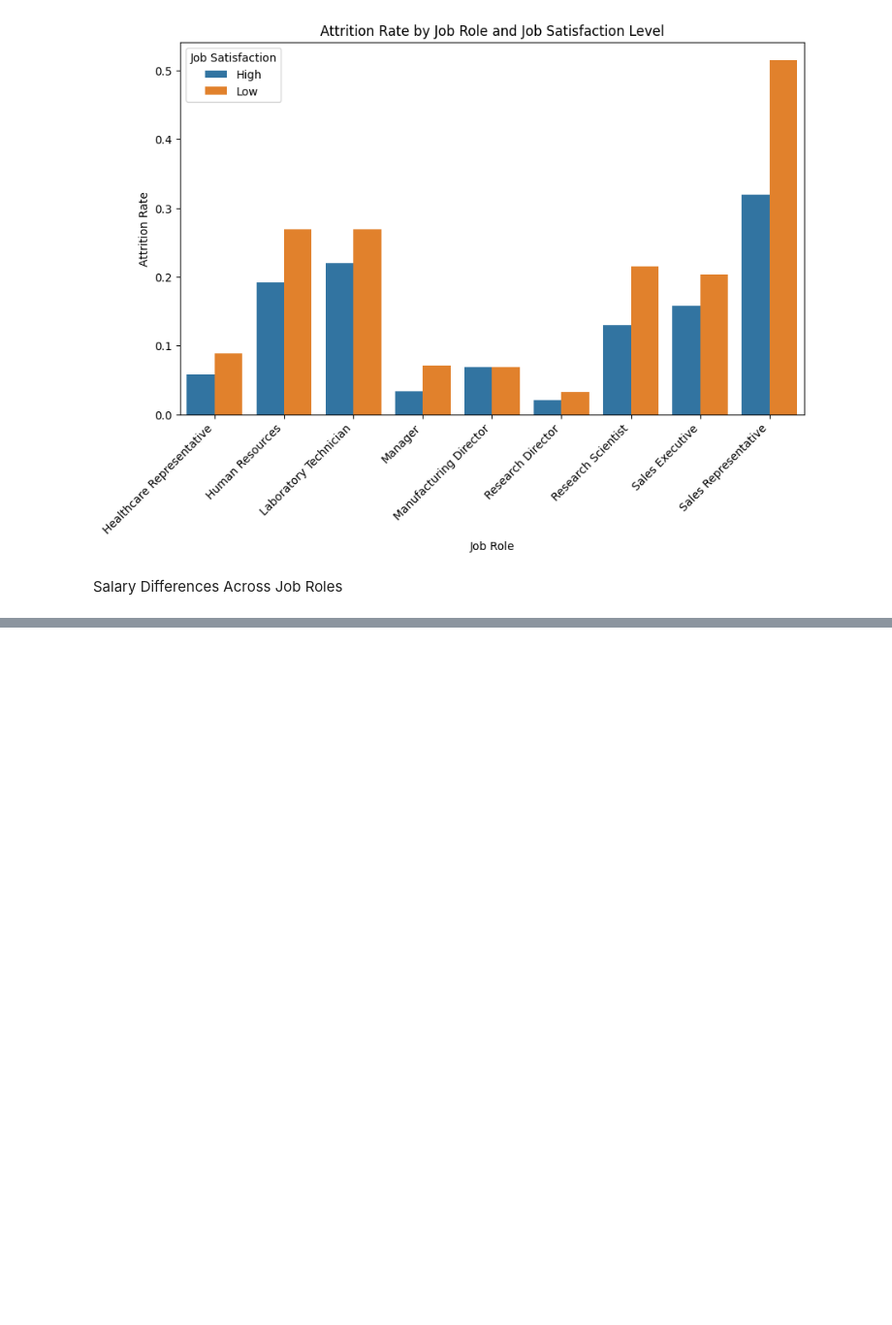
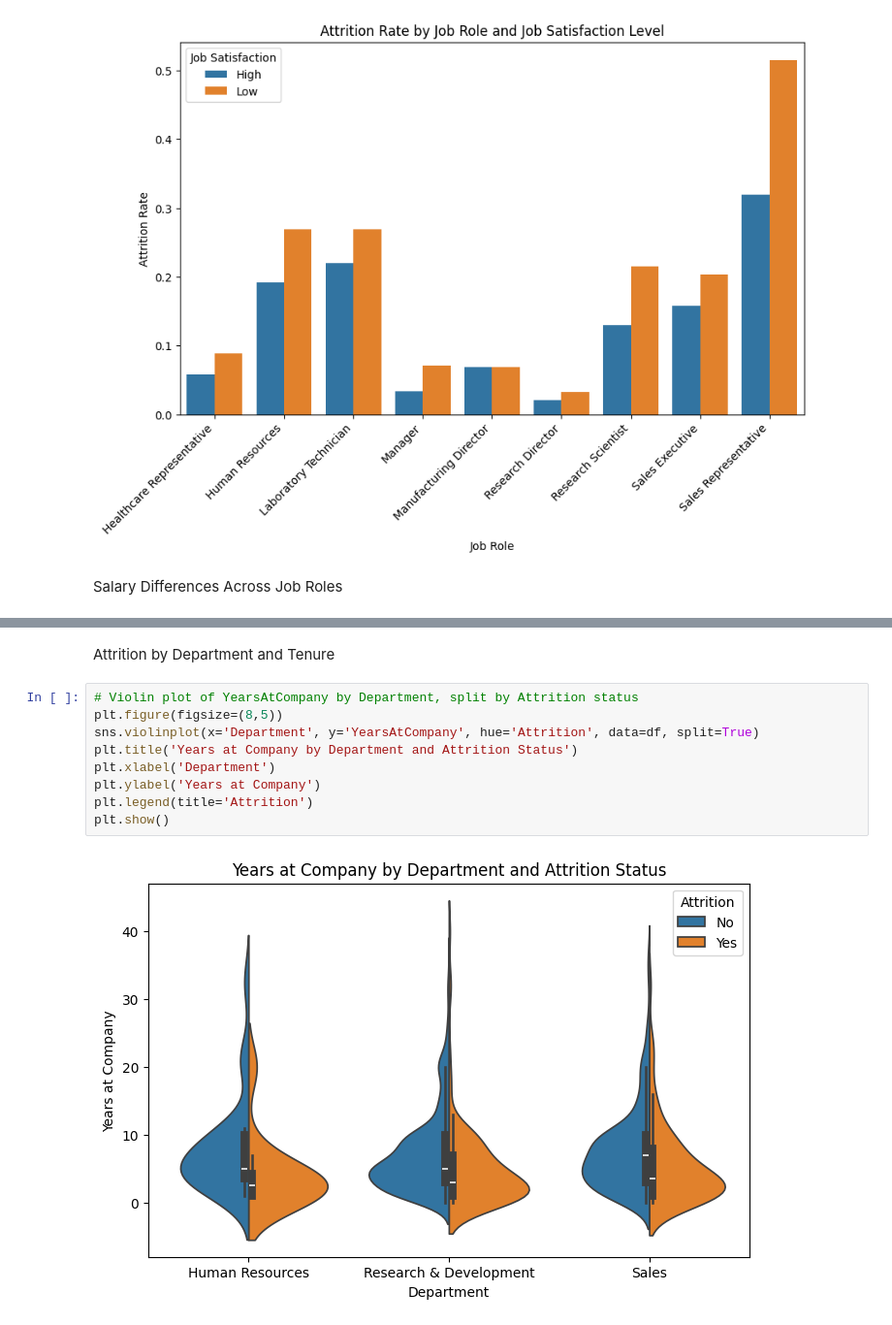
Before and after one commit to nipunaluthge/employee-attrition-analysis, a Jupyter notebook: Portfolio_Individual_EDA.ipynb, the cells around one changed output, grey strips where cells are left out. Shown at 97% size. Saved outputs shown, nothing was run; the diff lists cells and outputs as text; blank space fills up the shorter version.

```diff
--- a/Portfolio_Individual_EDA.ipynb
+++ b/Portfolio_Individual_EDA.ipynb
@@ -315,0 +357,13 @@ Salary Differences Across Job Roles
+# %% [markdown]
+Attrition by Department and Tenure
+# %%
+# Violin plot of YearsAtCompany by Department, split by Attrition status
+plt.figure(figsize=(8,5))
+sns.violinplot(x='Department', y='YearsAtCompany', hue='Attrition', data=df, split=True)
+plt.title('Years at Company by Department and Attrition Status')
+plt.xlabel('Department')
+plt.ylabel('Years at Company')
+plt.legend(title='Attrition')
+plt.show()
+# %% [output]
+[figure, added]
```
Also changed, not shown: parts of 4 cells of this notebook.
